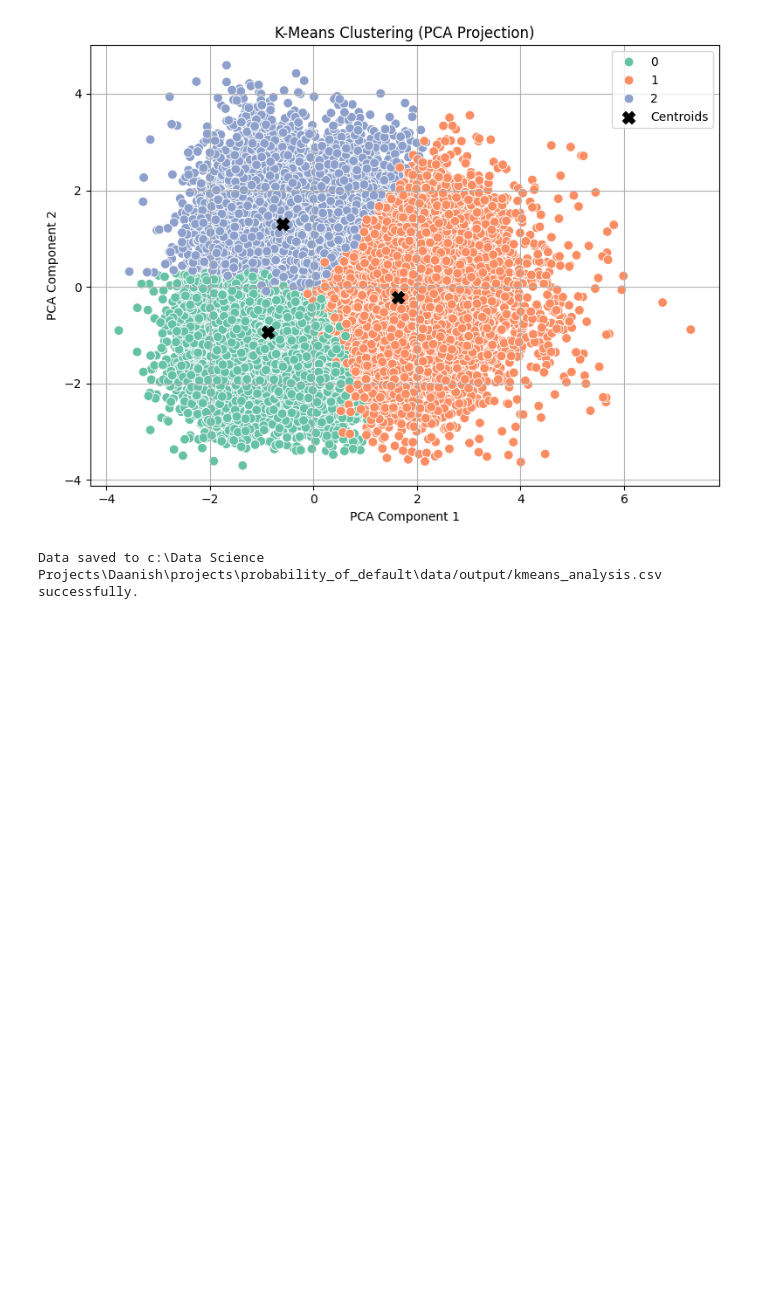
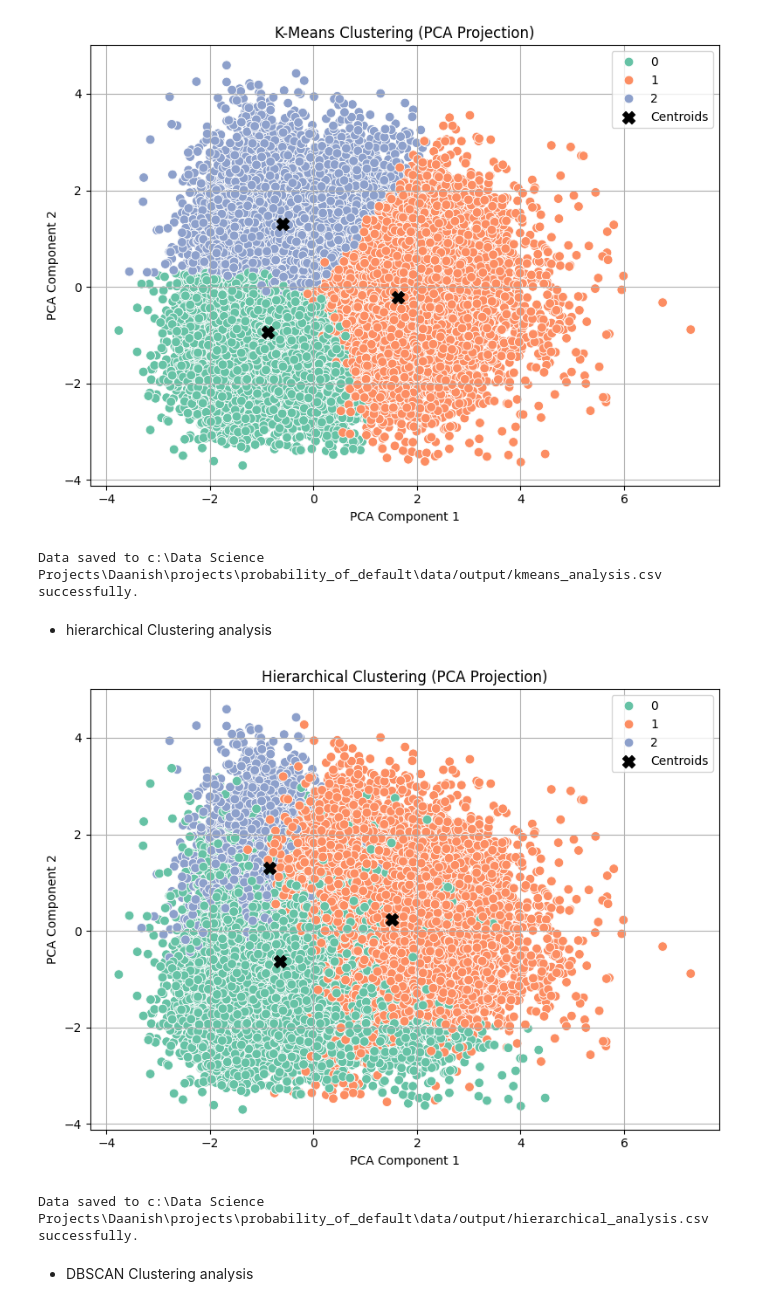
Before and after one commit to soleimanihamed/Daanish, a Jupyter notebook: projects/probability_of_default/main.ipynb, the cells around one changed output. Saved outputs shown, nothing was run; the diff lists cells and outputs as text; code cells hidden in the pictures; blank space fills up the shorter version.

Commit message:
Monte Carlo simulation and Clustering methods for numerical variables added

```diff
--- a/projects/probability_of_default/main.ipynb
+++ b/projects/probability_of_default/main.ipynb
@@ -639,3 +649,56 @@ save_utils.save_dataframe_to_csv(pivoted_profile, os.path.join(output_path, "kme
 # %% [output]
 [figure]
 Data saved to c:\Data Science Projects\Daanish\projects\probability_of_default\data/output/kmeans_analysis.csv successfully.
+# %% [markdown]
+- hierarchical Clustering analysis
+# %%
+# Initialize the HierarchicalClustering class
+hierarchical_analyser = HierarchicalClustering(
+    df=cleaned_df,
+    features=numerical_features,
+    n_clusters=3,
+    scale=True,
+    handle_skew=True,
+    skew_method='log',
+    skew_threshold=1.0,
+    linkage='ward',       # For ward, metric must be 'euclidean'
+    metric='euclidean'   # formerly 'affinity'; 'metric' is the updated name
+)
+
+
+# Fit and predict cluster labels
+labels = hierarchical_analyser.fit_predict()
+
+# Get 2D PCA projection of the clustered data
+pca_components = hierarchical_analyser.project_pca()
+
+# Hierarchical clustering doesn't have centroids, but we can use mean positions per cluster
+centroids_pca = hierarchical_analyser.get_cluster_means_in_pca_space(pca_components)
+
+# Visualize clusters in 2D
+ClusterVisualisation.plot_clusters_2d(
+    pca_components=pca_components,
+    labels=labels,
+    centroids=centroids_pca,
+    title='Hierarchical Clustering (PCA Projection)'
+)
+
+# Profile clusters
+pivoted_profile = hierarchical_analyser.profile_clusters(pivot=True)
+
+
+# Save cluster profiling results
+save_utils.save_dataframe_to_csv(
+    pivoted_profile,
+    os.path.join(output_path, "hierarchical_analysis.csv"),
+    overwrite=True,
+    index=True
+)
+
+# Optionally print
+# print(pivoted_profile)
+# %% [output]
+[figure, added]
+Data saved to c:\Data Science Projects\Daanish\projects\probability_of_default\data/output/hierarchical_analysis.csv successfully.
+# %% [markdown]
+- DBSCAN Clustering analysis
```
Also changed, not shown: parts of 5 cells of this notebook, 20 other files.
